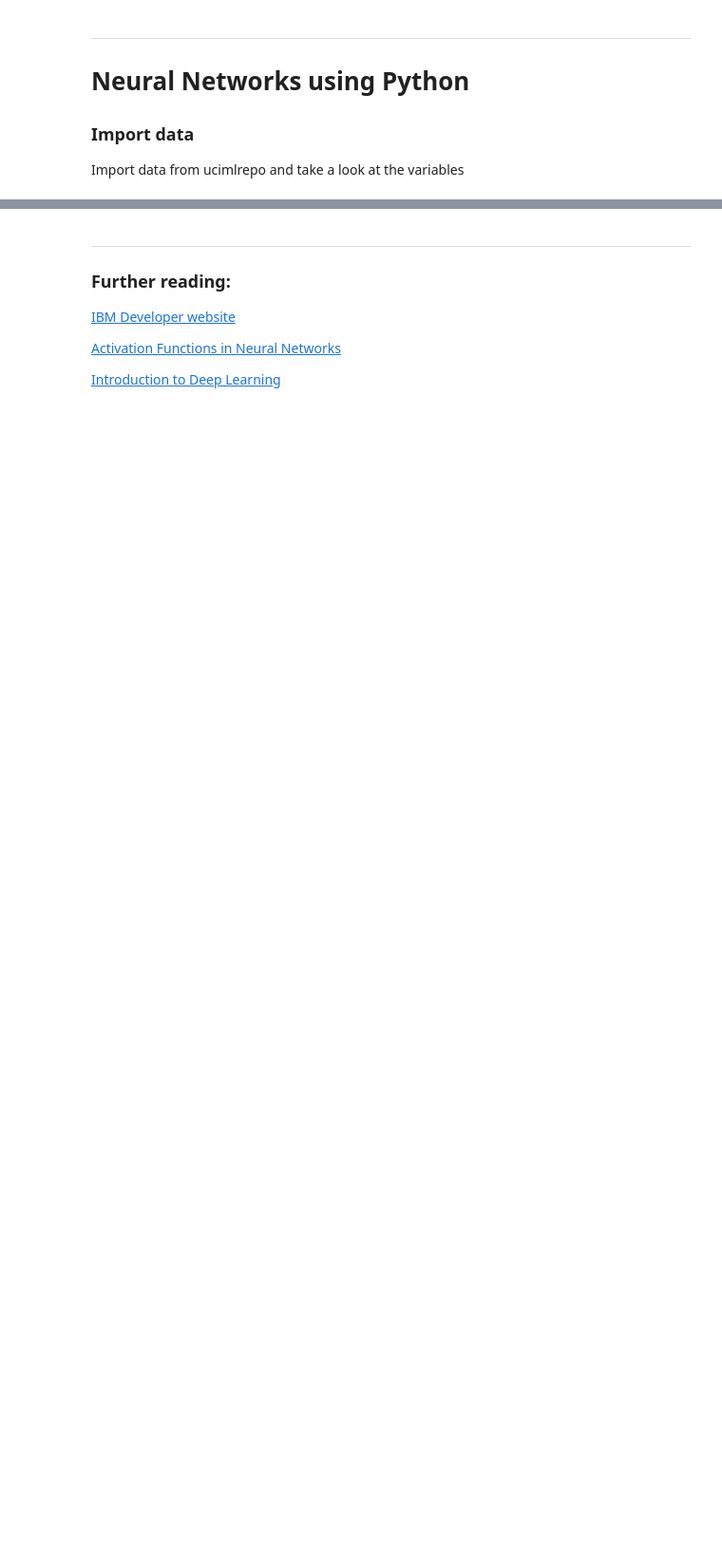
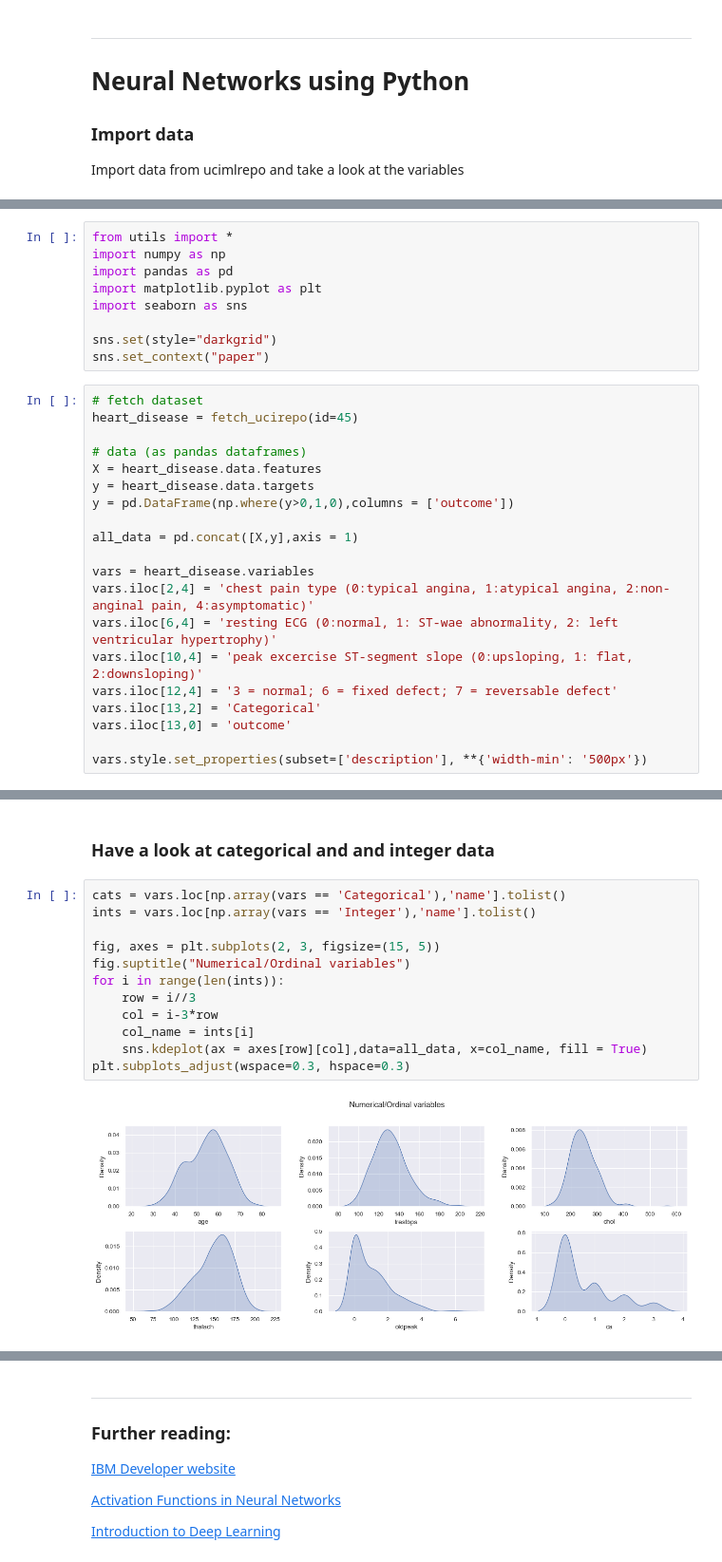
Before and after one commit to abdulrahman1123/analysis_examples, a Jupyter notebook: Neural Networks.ipynb, the cells around one changed output, grey strips where cells are left out. Shown: that part at 95% size. Drawn from its saved outputs; the diff is of its cells as text; blank space fills up the shorter version.

```diff
--- a/Neural Networks.ipynb
+++ b/Neural Networks.ipynb
@@ -79,0 +53,29 @@ heart_disease.variables
+# %%
+from utils import *
+import numpy as np
+import pandas as pd
+import matplotlib.pyplot as plt
+import seaborn as sns
+
+sns.set(style="darkgrid")
+sns.set_context("paper")
+# %%
+# fetch dataset
+heart_disease = fetch_ucirepo(id=45)
+
+# data (as pandas dataframes)
+X = heart_disease.data.features
+y = heart_disease.data.targets
+y = pd.DataFrame(np.where(y>0,1,0),columns = ['outcome'])
+
+all_data = pd.concat([X,y],axis = 1)
+
+vars = heart_disease.variables
+vars.iloc[2,4] = 'chest pain type (0:typical angina, 1:atypical angina, 2:non-anginal pain, 4:asymptomatic)'
+vars.iloc[6,4] = 'resting ECG (0:normal, 1: ST-wae abnormality, 2: left ventricular hypertrophy)'
+vars.iloc[10,4] = 'peak excercise ST-segment slope (0:upsloping, 1: flat, 2:downsloping)'
+vars.iloc[12,4] = '3 = normal; 6 = fixed defect; 7 = reversable defect'
+vars.iloc[13,2] = 'Categorical'
+vars.iloc[13,0] = 'outcome'
+
+vars.style.set_properties(subset=['description'], **{'width-min': '500px'})
@@ -79,0 +98,16 @@ heart_disease.variables
+# %% [markdown]
+### Have a look at categorical and and integer data
+# %%
+cats = vars.loc[np.array(vars == 'Categorical'),'name'].tolist()
+ints = vars.loc[np.array(vars == 'Integer'),'name'].tolist()
+
+fig, axes = plt.subplots(2, 3, figsize=(15, 5))
+fig.suptitle("Numerical/Ordinal variables")
+for i in range(len(ints)):
+    row = i//3
+    col = i-3*row
+    col_name = ints[i]
+    sns.kdeplot(ax = axes[row][col],data=all_data, x=col_name, fill = True)
+plt.subplots_adjust(wspace=0.3, hspace=0.3)
+# %% [output]
+[figure, added]
```
Also changed, not shown: parts of 6 cells of this notebook, 4 other files.
